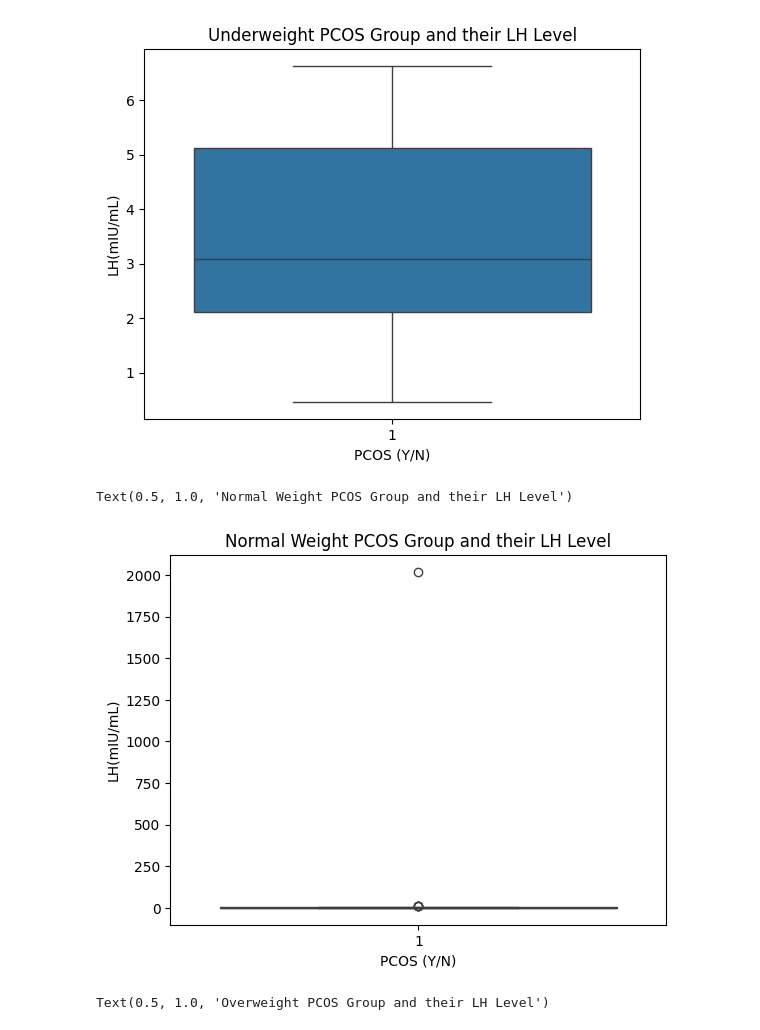
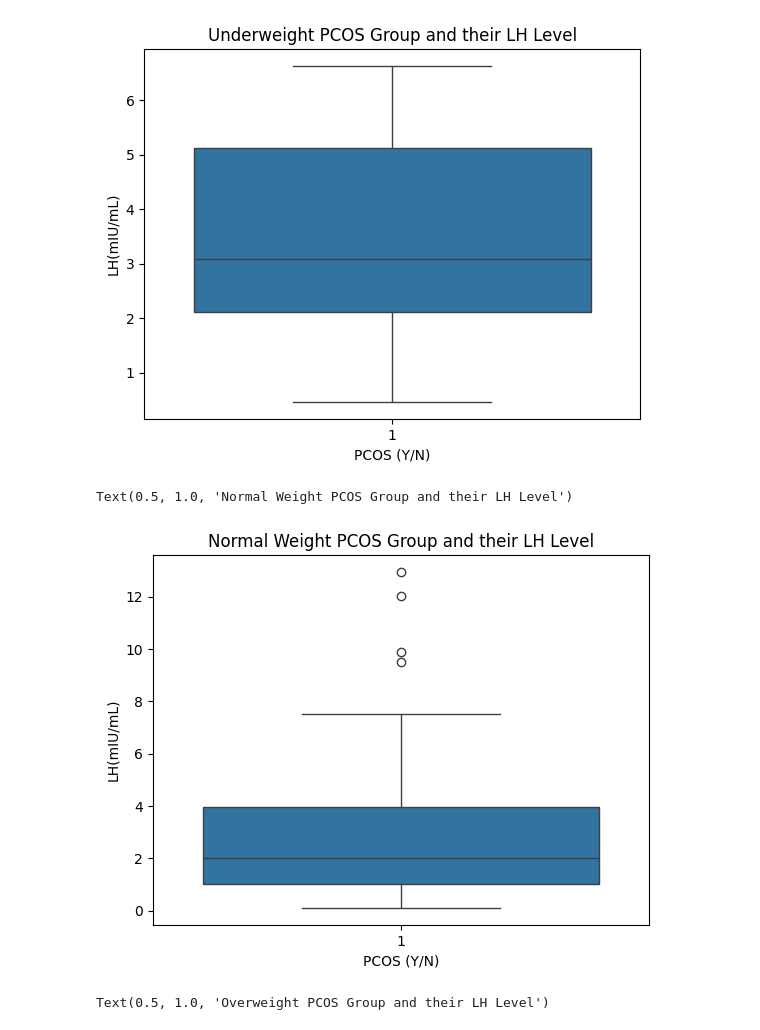
Before and after one commit to trodman201/PCOS-Research, a Jupyter notebook: Revised_Pcos_graphs.ipynb, the cells around one changed output. Cells and saved outputs as stored; diff of their text form; code cells hidden in the pictures.

```diff
--- a/Revised_Pcos_graphs.ipynb
+++ b/Revised_Pcos_graphs.ipynb
@@ -292,11 +313,12 @@ plt.title('Underweight PCOS Group and their LH Level')
 Text(0.5, 1.0, 'Underweight PCOS Group and their LH Level')
 [figure]
 # %%
-sns.boxplot(x="PCOS (Y/N)", y="LH(mIU/mL)", data=p2)
+p2_filtered = p2[p2['LH(mIU/mL)'] <= 20]
+sns.boxplot(x="PCOS (Y/N)", y="LH(mIU/mL)", data=p2_filtered)
 plt.title('Normal Weight PCOS Group and their LH Level')
 # %% [output]
 Text(0.5, 1.0, 'Normal Weight PCOS Group and their LH Level')
-[figure, old version]
+[figure, new version]
 # %%
 sns.boxplot(x="PCOS (Y/N)", y="LH(mIU/mL)", data=filtered_p3)
 plt.title('Overweight PCOS Group and their LH Level')
```
Also changed, not shown: parts of 10 cells of this notebook.
